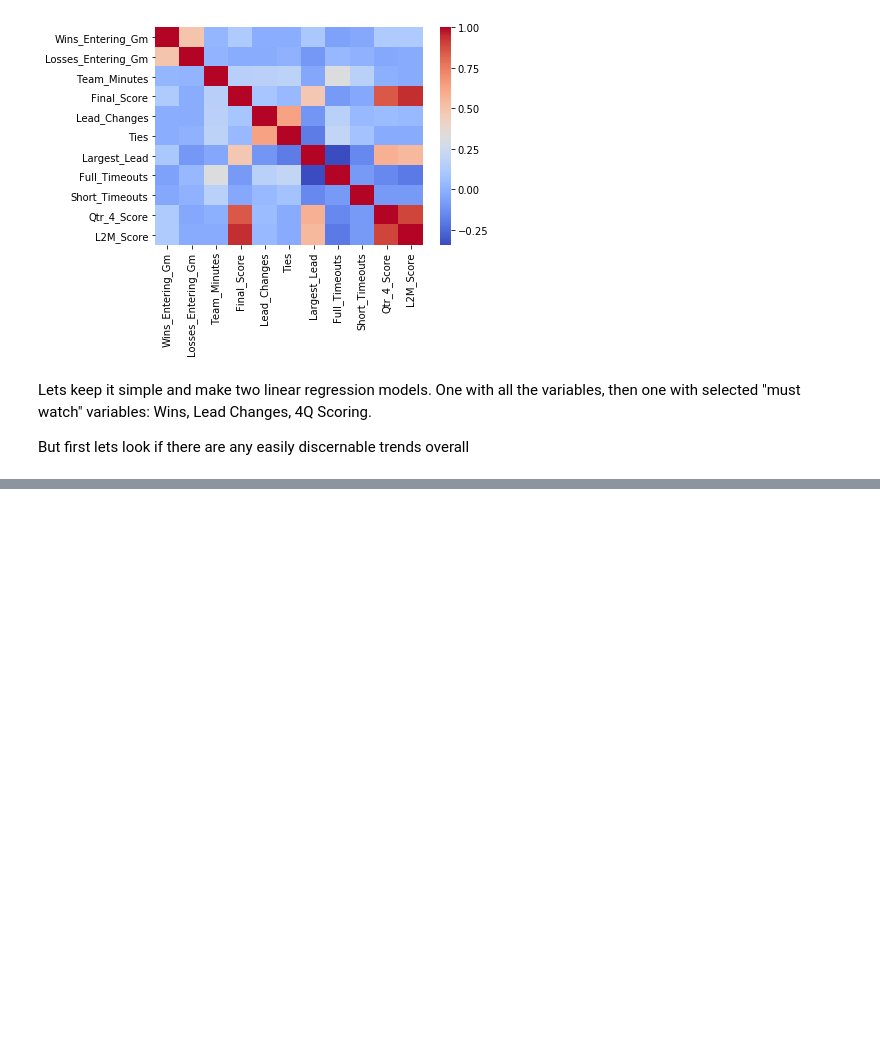
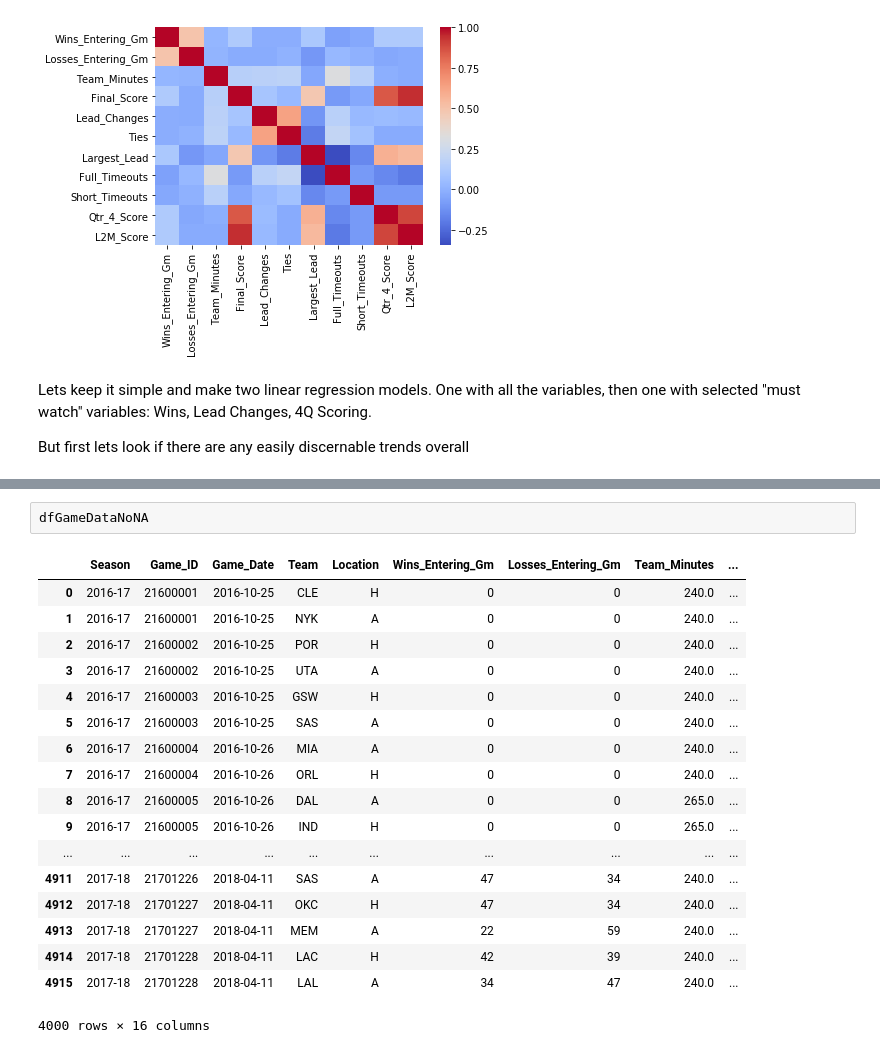
Before and after one commit to themp731/NYU_git, a Jupyter notebook: NBA_Hackathon/data_business/BusinessAnalytics.1.ipynb, the cells around one changed output, grey strips where cells are left out. Saved outputs shown, nothing was run; the diff lists cells and outputs as text; blank space fills up the shorter version.

```diff
--- a/NBA_Hackathon/data_business/BusinessAnalytics.1.ipynb
+++ b/NBA_Hackathon/data_business/BusinessAnalytics.1.ipynb
@@ -123,0 +138,21 @@ Timestamp('2017-04-12 00:00:00')
+# %%
+dfGameDataNoNA
+# %% [output]
+|  | Season | Game_ID | Game_Date | Team | Location | Wins_Entering_Gm | Losses_Entering_Gm | Team_Minutes | ... |
+| 0 | 2016-17 | 21600001 | 2016-10-25 | CLE | H | 0 | 0 | 240.0 | ... |
+| 1 | 2016-17 | 21600001 | 2016-10-25 | NYK | A | 0 | 0 | 240.0 | ... |
+| 2 | 2016-17 | 21600002 | 2016-10-25 | POR | H | 0 | 0 | 240.0 | ... |
+| 3 | 2016-17 | 21600002 | 2016-10-25 | UTA | A | 0 | 0 | 240.0 | ... |
+| 4 | 2016-17 | 21600003 | 2016-10-25 | GSW | H | 0 | 0 | 240.0 | ... |
+| 5 | 2016-17 | 21600003 | 2016-10-25 | SAS | A | 0 | 0 | 240.0 | ... |
+| 6 | 2016-17 | 21600004 | 2016-10-26 | MIA | A | 0 | 0 | 240.0 | ... |
+| 7 | 2016-17 | 21600004 | 2016-10-26 | ORL | H | 0 | 0 | 240.0 | ... |
+| 8 | 2016-17 | 21600005 | 2016-10-26 | DAL | A | 0 | 0 | 265.0 | ... |
+| 9 | 2016-17 | 21600005 | 2016-10-26 | IND | H | 0 | 0 | 265.0 | ... |
+| ... | ... | ... | ... | ... | ... | ... | ... | ... | ... |
+| 4911 | 2017-18 | 21701226 | 2018-04-11 | SAS | A | 47 | 34 | 240.0 | ... |
+| 4912 | 2017-18 | 21701227 | 2018-04-11 | OKC | H | 47 | 34 | 240.0 | ... |
+| 4913 | 2017-18 | 21701227 | 2018-04-11 | MEM | A | 22 | 59 | 240.0 | ... |
+| 4914 | 2017-18 | 21701228 | 2018-04-11 | LAC | H | 42 | 39 | 240.0 | ... |
+| 4915 | 2017-18 | 21701228 | 2018-04-11 | LAL | A | 34 | 47 | 240.0 | ... |
+4000 rows × 16 columns
```
Also changed, not shown: parts of 9 cells of this notebook.
